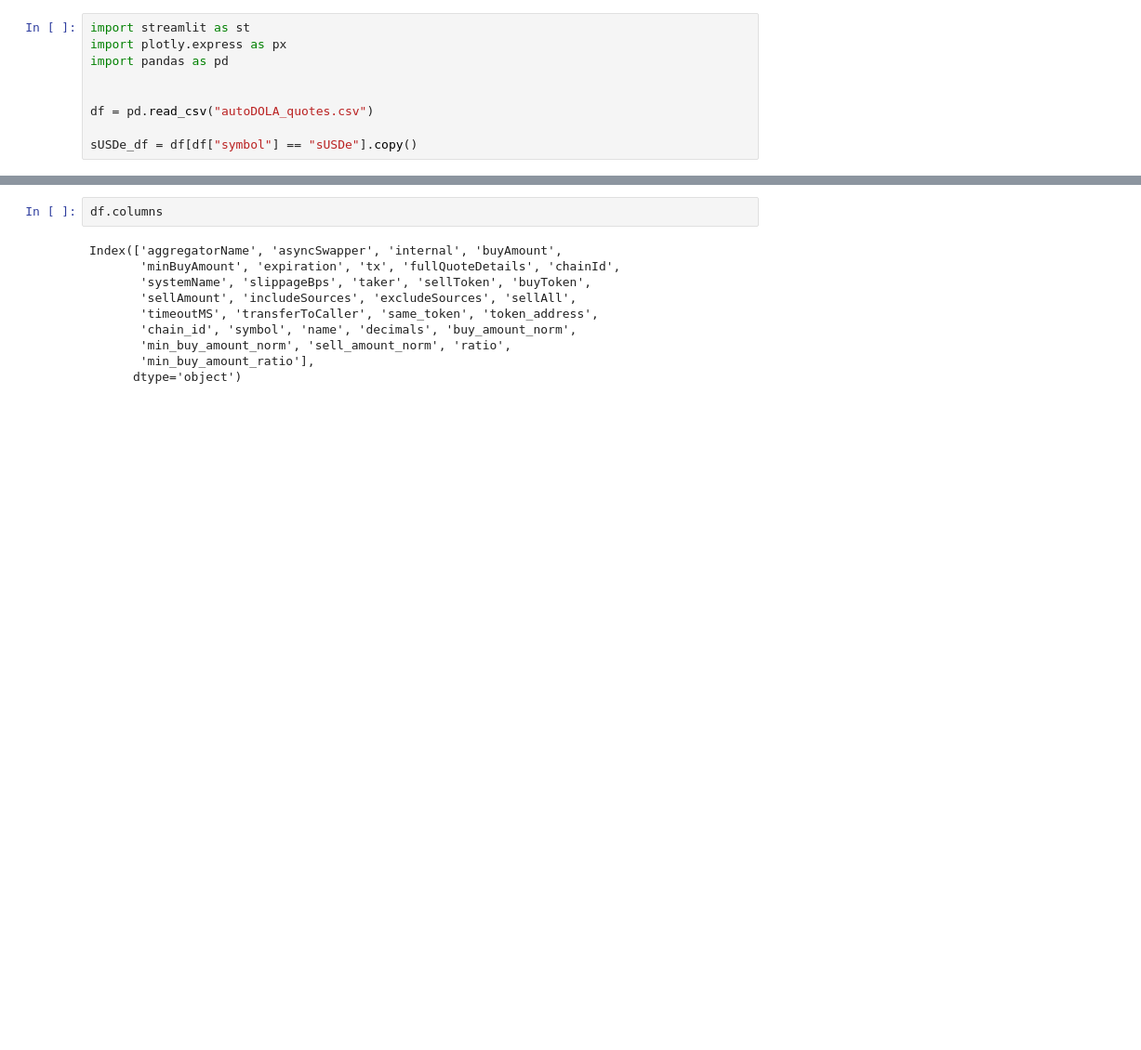
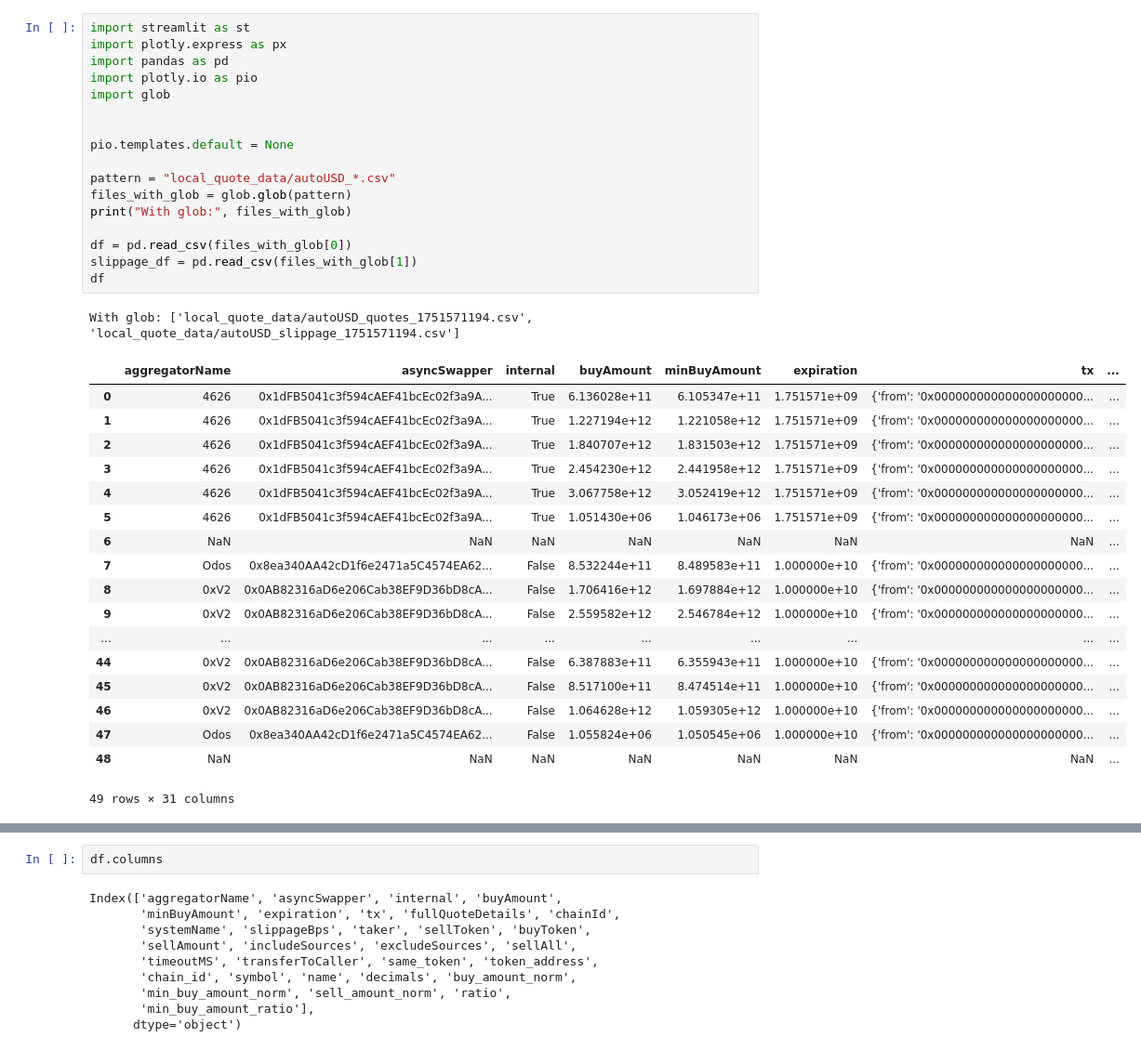
Before and after one commit to Tokemak/v2-rebalance-dashboard, a Jupyter notebook: mainnet_launch/data_fetching/quotes/quotes_notebook.ipynb, the cells around one changed output, grey strips where cells are left out. Shown at 93% size. Cells and saved outputs as stored; diff of their text form; blank space fills up the shorter version.

```diff
--- a/mainnet_launch/data_fetching/quotes/quotes_notebook.ipynb
+++ b/mainnet_launch/data_fetching/quotes/quotes_notebook.ipynb
@@ -1,9 +1,37 @@
 # %%
 import streamlit as st
 import plotly.express as px
 import pandas as pd
+import plotly.io as pio
+import glob
 
 
-df = pd.read_csv("autoDOLA_quotes.csv")
+pio.templates.default = None
 
-sUSDe_df = df[df["symbol"] == "sUSDe"].copy()
+pattern = "local_quote_data/autoUSD_*.csv"
+files_with_glob = glob.glob(pattern)
+print("With glob:", files_with_glob)
+
+df = pd.read_csv(files_with_glob[0])
+slippage_df = pd.read_csv(files_with_glob[1])
+df
+# %% [output]
+With glob: ['local_quote_data/autoUSD_quotes_1751571194.csv', 'local_quote_data/autoUSD_slippage_1751571194.csv']
+|  | aggregatorName | asyncSwapper | internal | buyAmount | minBuyAmount | expiration | tx | ... |
+| 0 | 4626 | 0x1dFB5041c3f594cAEF41bcEc02f3a9A... | True | 6.136028e+11 | 6.105347e+11 | 1.751571e+09 | {'from': '0x000000000000000000000... | ... |
+| 1 | 4626 | 0x1dFB5041c3f594cAEF41bcEc02f3a9A... | True | 1.227194e+12 | 1.221058e+12 | 1.751571e+09 | {'from': '0x000000000000000000000... | ... |
+| 2 | 4626 | 0x1dFB5041c3f594cAEF41bcEc02f3a9A... | True | 1.840707e+12 | 1.831503e+12 | 1.751571e+09 | {'from': '0x000000000000000000000... | ... |
+| 3 | 4626 | 0x1dFB5041c3f594cAEF41bcEc02f3a9A... | True | 2.454230e+12 | 2.441958e+12 | 1.751571e+09 | {'from': '0x000000000000000000000... | ... |
+| 4 | 4626 | 0x1dFB5041c3f594cAEF41bcEc02f3a9A... | True | 3.067758e+12 | 3.052419e+12 | 1.751571e+09 | {'from': '0x000000000000000000000... | ... |
+| 5 | 4626 | 0x1dFB5041c3f594cAEF41bcEc02f3a9A... | True | 1.051430e+06 | 1.046173e+06 | 1.751571e+09 | {'from': '0x000000000000000000000... | ... |
+| 6 | NaN | NaN | NaN | NaN | NaN | NaN | NaN | ... |
+| 7 | Odos | 0x8ea340AA42cD1f6e2471a5C4574EA62... | False | 8.532244e+11 | 8.489583e+11 | 1.000000e+10 | {'from': '0x000000000000000000000... | ... |
+| 8 | 0xV2 | 0x0AB82316aD6e206Cab38EF9D36bD8cA... | False | 1.706416e+12 | 1.697884e+12 | 1.000000e+10 | {'from': '0x000000000000000000000... | ... |
+| 9 | 0xV2 | 0x0AB82316aD6e206Cab38EF9D36bD8cA... | False | 2.559582e+12 | 2.546784e+12 | 1.000000e+10 | {'from': '0x000000000000000000000... | ... |
+| ... | ... | ... | ... | ... | ... | ... | ... | ... |
+| 44 | 0xV2 | 0x0AB82316aD6e206Cab38EF9D36bD8cA... | False | 6.387883e+11 | 6.355943e+11 | 1.000000e+10 | {'from': '0x000000000000000000000... | ... |
+| 45 | 0xV2 | 0x0AB82316aD6e206Cab38EF9D36bD8cA... | False | 8.517100e+11 | 8.474514e+11 | 1.000000e+10 | {'from': '0x000000000000000000000... | ... |
+| 46 | 0xV2 | 0x0AB82316aD6e206Cab38EF9D36bD8cA... | False | 1.064628e+12 | 1.059305e+12 | 1.000000e+10 | {'from': '0x000000000000000000000... | ... |
+| 47 | Odos | 0x8ea340AA42cD1f6e2471a5C4574EA62... | False | 1.055824e+06 | 1.050545e+06 | 1.000000e+10 | {'from': '0x000000000000000000000... | ... |
+| 48 | NaN | NaN | NaN | NaN | NaN | NaN | NaN | ... |
+49 rows × 31 columns
```
Also changed, not shown: parts of 4 cells of this notebook, 4 other files.
